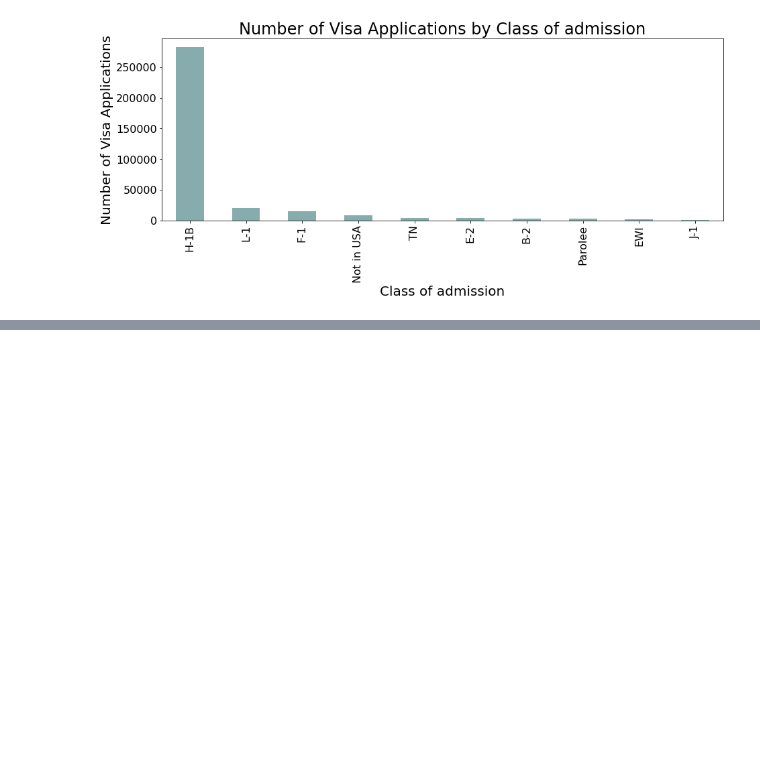
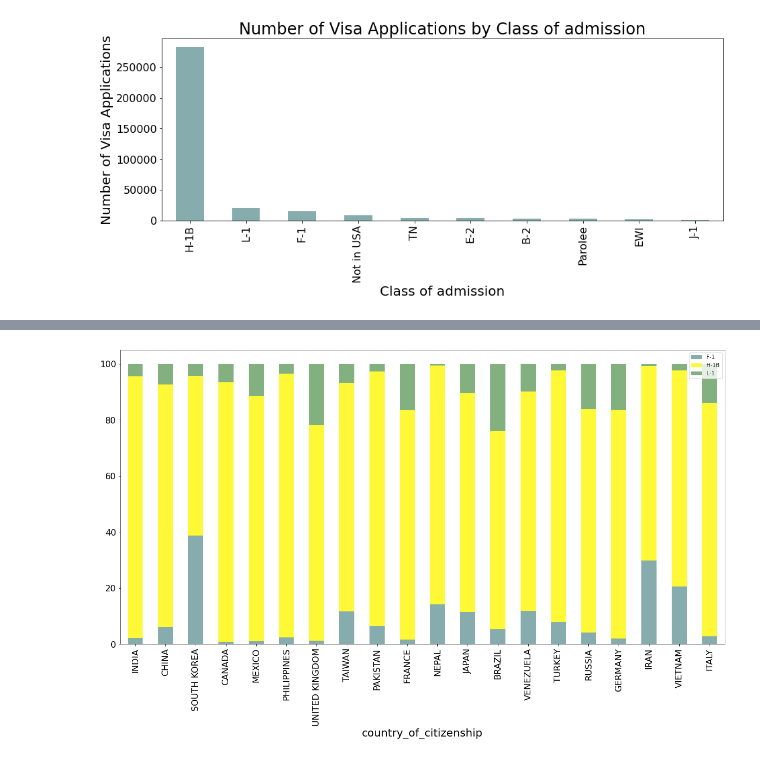
Before and after one commit to andy8001/python_visa, a Jupyter notebook: analysis/artDesVisa.ipynb, the cells around one changed output, grey strips where cells are left out. Saved outputs shown, nothing was run; the diff lists cells and outputs as text; code cells hidden in the pictures; blank space fills up the shorter version.

```diff
--- a/analysis/artDesVisa.ipynb
+++ b/analysis/artDesVisa.ipynb
@@ -9,6 +15,5 @@ plt.style.use('../own_style.mplstyle')
 # %%
 # cleanup.generate_cleaned_df()
 # %%
-
-col_list = ["class_of_admission"]
+col_list = ["class_of_admission", "country_of_citizenship"]
 visas_df = pd.read_csv('../data/us_perm_visas_cleaned.csv', usecols=col_list)
@@ -36,0 +117,4 @@ visas_df["class_of_admission"].value_counts()[:10].plot(kind="bar", xlabel="Clas
+# %%
+modules.invokes_influenced_is_influenced_by_stacked_bar_chart(visas_df, "country_of_citizenship", "class_of_admission", 20, 3)
+# %% [output]
+[figure, added]
```
Also changed, not shown: parts of 19 cells of this notebook, 2 other files.
